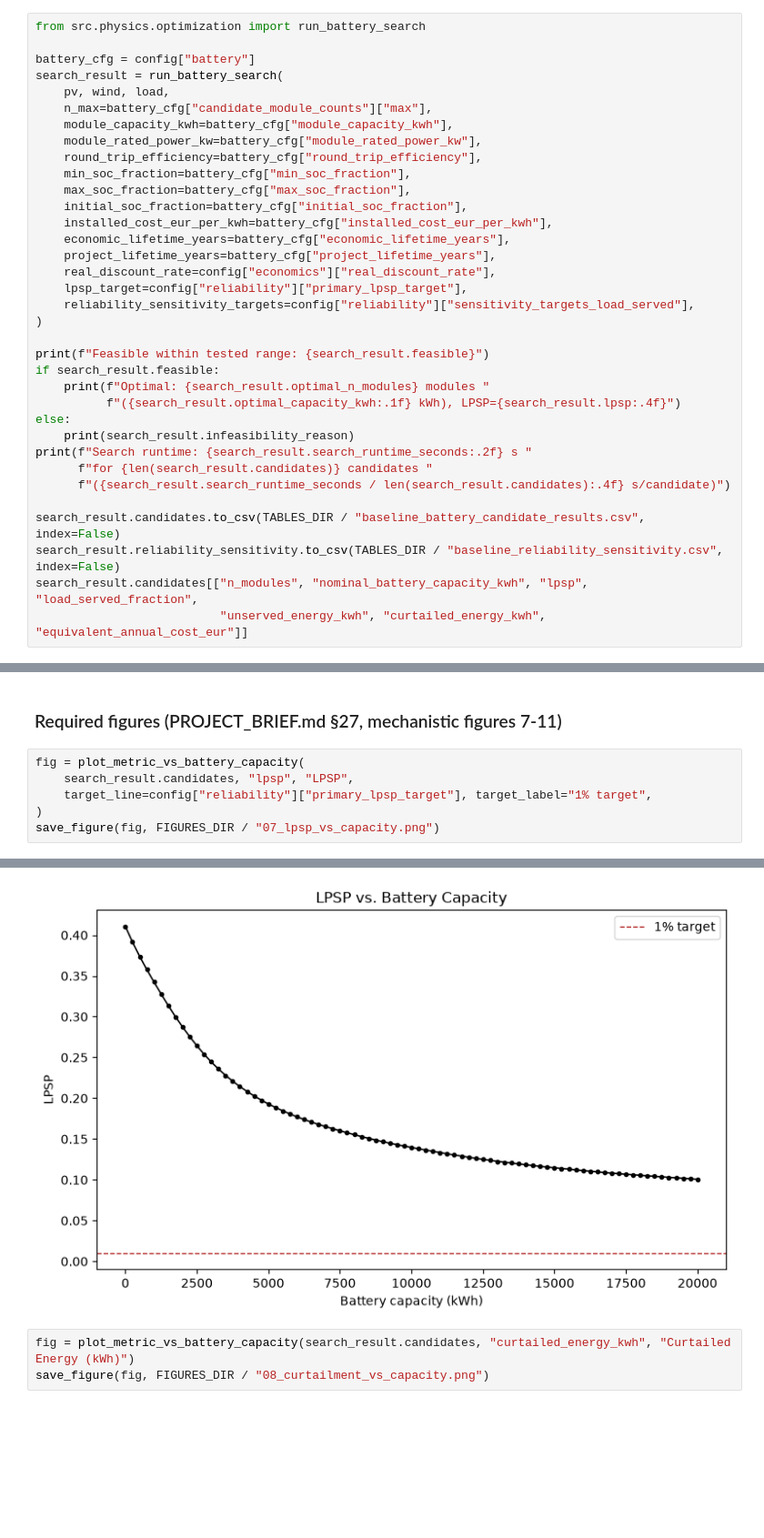
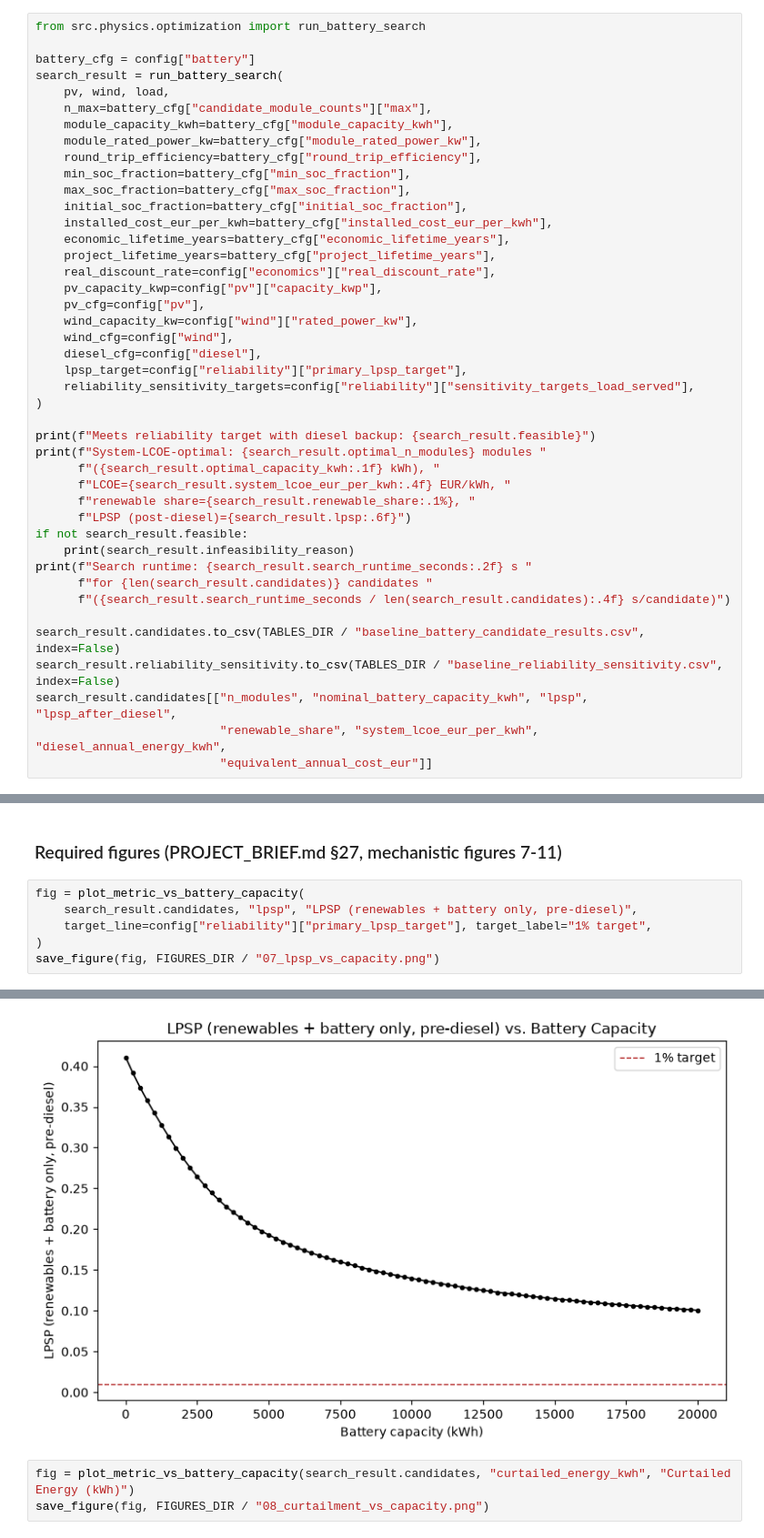
Before and after one commit to sulhos/Leonardo-Assignment, a Jupyter notebook: notebooks/01_mechanistic_model.ipynb, the cells around one changed output, grey strips where cells are left out. Shown at 91% size. Drawn from its saved outputs; the diff is of its cells as text; blank space fills up the shorter version.

```diff
--- a/notebooks/01_mechanistic_model.ipynb
+++ b/notebooks/01_mechanistic_model.ipynb
@@ -291,15 +291,22 @@ search_result = run_battery_search(
     economic_lifetime_years=battery_cfg["economic_lifetime_years"],
     project_lifetime_years=battery_cfg["project_lifetime_years"],
     real_discount_rate=config["economics"]["real_discount_rate"],
+    pv_capacity_kwp=config["pv"]["capacity_kwp"],
+    pv_cfg=config["pv"],
+    wind_capacity_kw=config["wind"]["rated_power_kw"],
+    wind_cfg=config["wind"],
+    diesel_cfg=config["diesel"],
     lpsp_target=config["reliability"]["primary_lpsp_target"],
     reliability_sensitivity_targets=config["reliability"]["sensitivity_targets_load_served"],
 )
 
-print(f"Feasible within tested range: {search_result.feasible}")
-if search_result.feasible:
-    print(f"Optimal: {search_result.optimal_n_modules} modules "
-          f"({search_result.optimal_capacity_kwh:.1f} kWh), LPSP={search_result.lpsp:.4f}")
-else:
+print(f"Meets reliability target with diesel backup: {search_result.feasible}")
+print(f"System-LCOE-optimal: {search_result.optimal_n_modules} modules "
+      f"({search_result.optimal_capacity_kwh:.1f} kWh), "
+      f"LCOE={search_result.system_lcoe_eur_per_kwh:.4f} EUR/kWh, "
+      f"renewable share={search_result.renewable_share:.1%}, "
+      f"LPSP (post-diesel)={search_result.lpsp:.6f}")
+if not search_result.feasible:
     print(search_result.infeasibility_reason)
 print(f"Search runtime: {search_result.search_runtime_seconds:.2f} s "
       f"for {len(search_result.candidates)} candidates "
@@ -307,6 +314,7 @@ print(f"Search runtime: {search_result.search_runtime_seconds:.2f} s "
 
 search_result.candidates.to_csv(TABLES_DIR / "baseline_battery_candidate_results.csv", index=False)
 search_result.reliability_sensitivity.to_csv(TABLES_DIR / "baseline_reliability_sensitivity.csv", index=False)
-search_result.candidates[["n_modules", "nominal_battery_capacity_kwh", "lpsp", "load_served_fraction",
-                          "unserved_energy_kwh", "curtailed_energy_kwh", "equivalent_annual_cost_eur"]]
+search_result.candidates[["n_modules", "nominal_battery_capacity_kwh", "lpsp", "lpsp_after_diesel",
+                          "renewable_share", "system_lcoe_eur_per_kwh", "diesel_annual_energy_kwh",
+                          "equivalent_annual_cost_eur"]]
 # %% [output]
@@ -394,13 +407,13 @@ Diagnostic search feasible: False
 ### Required figures (PROJECT_BRIEF.md §27, mechanistic figures 7-11)
 # %%
 fig = plot_metric_vs_battery_capacity(
-    search_result.candidates, "lpsp", "LPSP",
+    search_result.candidates, "lpsp", "LPSP (renewables + battery only, pre-diesel)",
     target_line=config["reliability"]["primary_lpsp_target"], target_label="1% target",
 )
 save_figure(fig, FIGURES_DIR / "07_lpsp_vs_capacity.png")
 # %% [output]
 INFO:src.visualization.plotting:Saved figure to /home/user/Leonardo-Assignment/outputs/figures/07_lpsp_vs_capacity.png
-[figure, old version]
+[figure, new version]
 # %%
 fig = plot_metric_vs_battery_capacity(search_result.candidates, "curtailed_energy_kwh", "Curtailed Energy (kWh)")
 save_figure(fig, FIGURES_DIR / "08_curtailment_vs_capacity.png")
```
Also changed, not shown: parts of 13 cells of this notebook, 10 other files.
